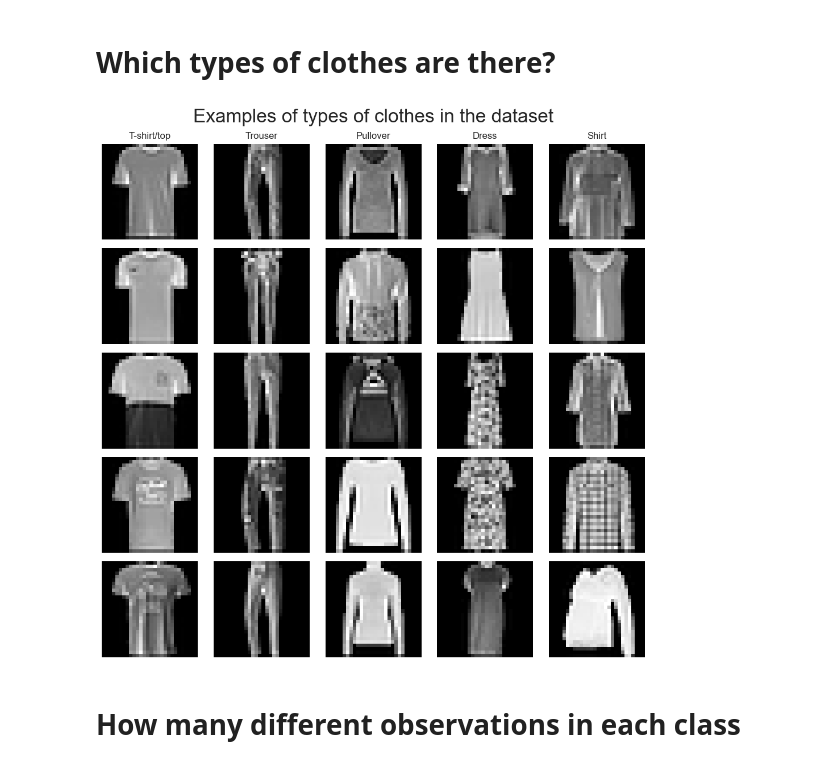
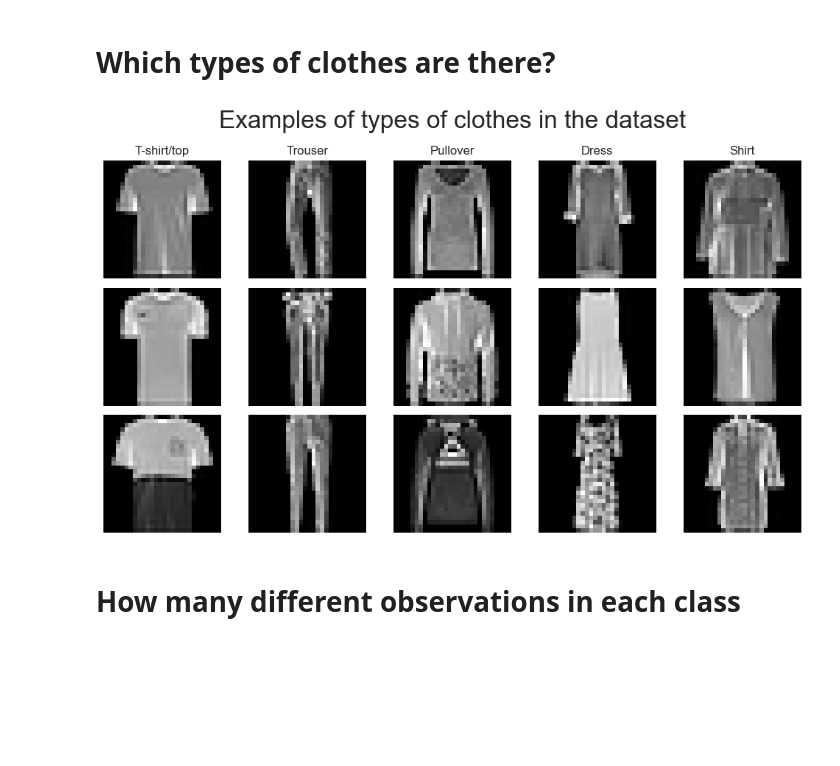
Before and after one commit to krusand/MLProject-FashionMNIST, a Jupyter notebook: 1. EDA.ipynb, the cells around one changed output. Drawn from its saved outputs; the diff is of its cells as text; code cells hidden in the pictures; blank space fills up the shorter version.

Commit message:
EDA: Changed subplot size PCA: Corrected axis titles

```diff
--- a/1. EDA.ipynb
+++ b/1. EDA.ipynb
@@ -29,19 +29,19 @@ CLOTHING_COLORS = {0: "darkorange",
 # %% [markdown]
 # Which types of clothes are there?
 # %%
-fig, ax = plt.subplots(ncols=N_CLASSES, nrows=N_CLASSES, figsize=(10,10))
+fig, ax = plt.subplots(ncols=N_CLASSES, nrows=3, figsize=(10,6))
 
 for i in range(N_CLASSES):
-    for j in range(N_CLASSES):
+    for j in range(3):
         ax[j][i].imshow(X_train[np.where(y_train==i)[0][j],:].reshape(28,28), cmap="gray")
         ax[j][i].set_axis_off()
         if j == 0:
             ax[j][i].set_title(CLOTHING_TYPES[i])
 
 fig.suptitle("Examples of types of clothes in the dataset", fontsize=24)
 fig.tight_layout()
 # %% [output]
-[figure, old version]
+[figure, new version]
 # %% [markdown]
 # How many different observations in each class
 # %%
```
Also changed, not shown: 1 other file.
